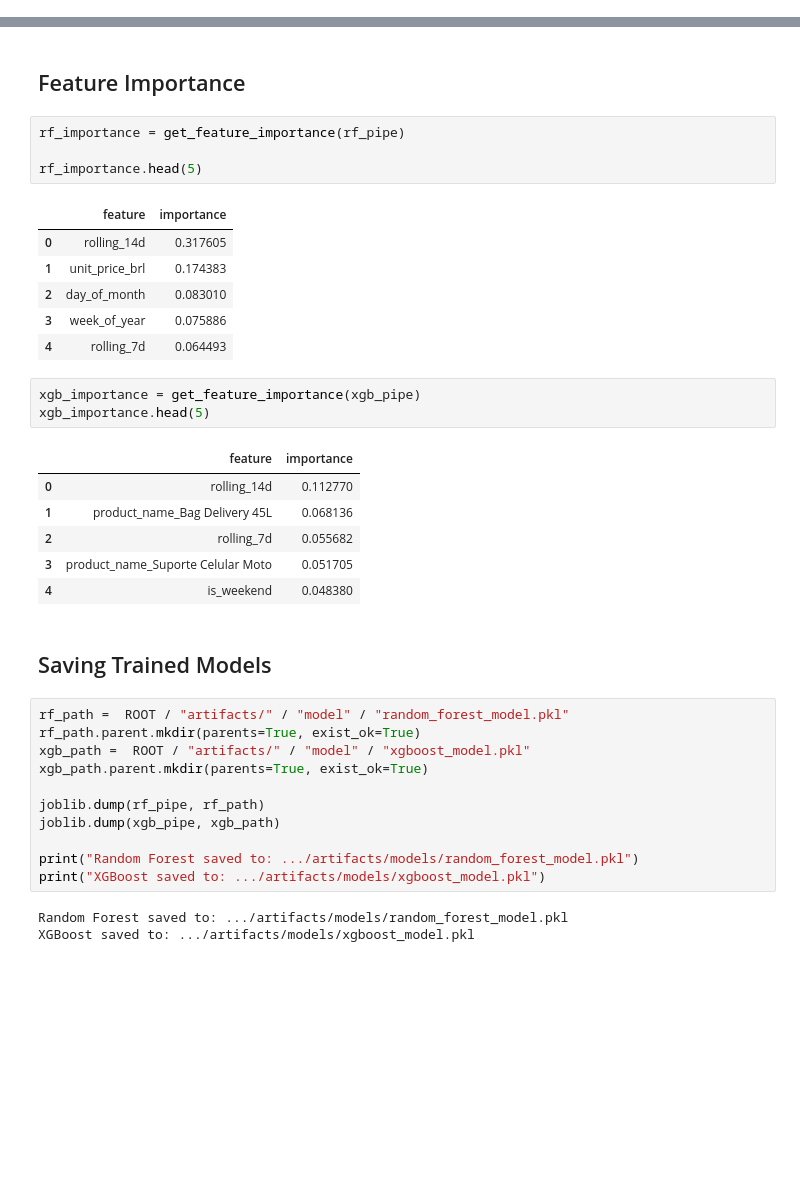
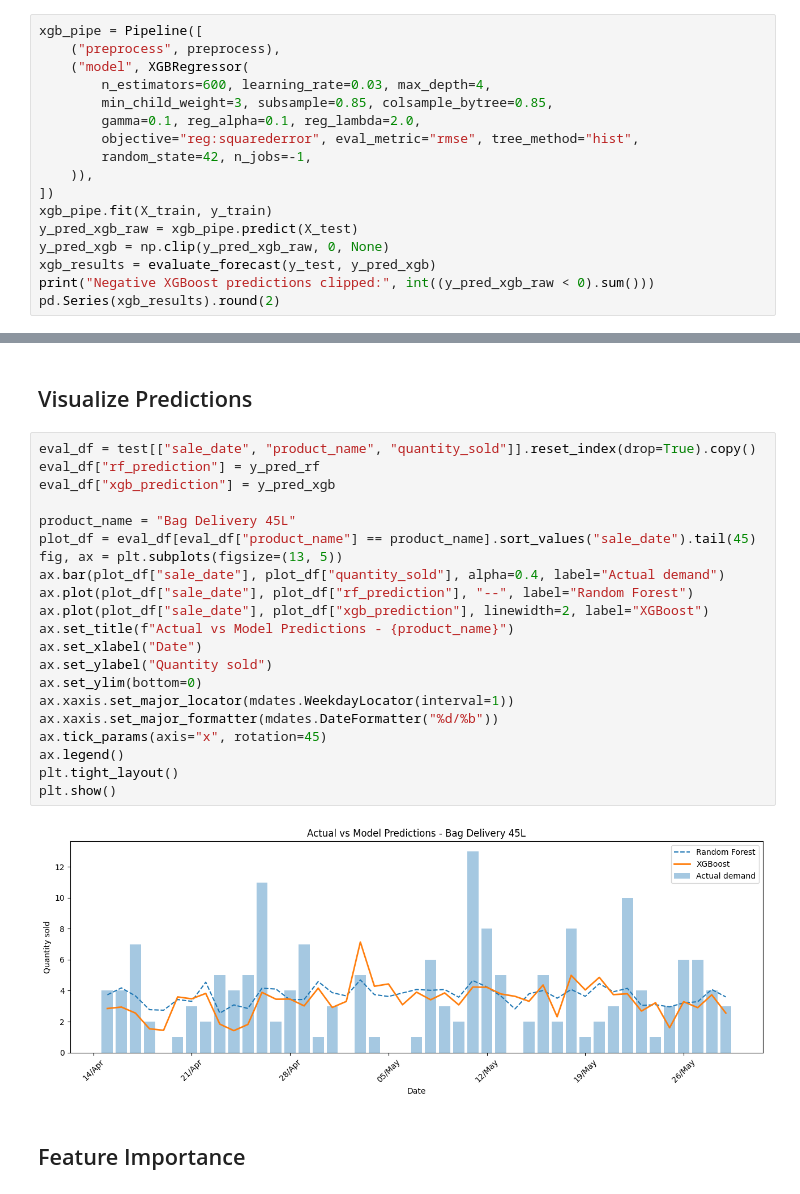
Before and after one commit to henriquecaeiro/motostock-ai, a Jupyter notebook: notebooks/05_model_training.ipynb, the cells around one changed output, grey strips where cells are left out. Cells and saved outputs as stored; diff of their text form; blank space fills up the shorter version.

Commit message:
refactor(notebooks): review forecasting workflow and fix data leakage

```diff
--- a/notebooks/05_model_training.ipynb
+++ b/notebooks/05_model_training.ipynb
@@ -257,0 +128,17 @@ plt.show()
+# %%
+xgb_pipe = Pipeline([
+    ("preprocess", preprocess),
+    ("model", XGBRegressor(
+        n_estimators=600, learning_rate=0.03, max_depth=4,
+        min_child_weight=3, subsample=0.85, colsample_bytree=0.85,
+        gamma=0.1, reg_alpha=0.1, reg_lambda=2.0,
+        objective="reg:squarederror", eval_metric="rmse", tree_method="hist",
+        random_state=42, n_jobs=-1,
+    )),
+])
+xgb_pipe.fit(X_train, y_train)
+y_pred_xgb_raw = xgb_pipe.predict(X_test)
+y_pred_xgb = np.clip(y_pred_xgb_raw, 0, None)
+xgb_results = evaluate_forecast(y_test, y_pred_xgb)
+print("Negative XGBoost predictions clipped:", int((y_pred_xgb_raw < 0).sum()))
+pd.Series(xgb_results).round(2)
@@ -258,39 +168,27 @@ plt.show()
+# %% [markdown]
+## Visualize Predictions
+# %%
+eval_df = test[["sale_date", "product_name", "quantity_sold"]].reset_index(drop=True).copy()
+eval_df["rf_prediction"] = y_pred_rf
+eval_df["xgb_prediction"] = y_pred_xgb
+
+product_name = "Bag Delivery 45L"
+plot_df = eval_df[eval_df["product_name"] == product_name].sort_values("sale_date").tail(45)
+fig, ax = plt.subplots(figsize=(13, 5))
+ax.bar(plot_df["sale_date"], plot_df["quantity_sold"], alpha=0.4, label="Actual demand")
+ax.plot(plot_df["sale_date"], plot_df["rf_prediction"], "--", label="Random Forest")
+ax.plot(plot_df["sale_date"], plot_df["xgb_prediction"], linewidth=2, label="XGBoost")
+ax.set_title(f"Actual vs Model Predictions - {product_name}")
+ax.set_xlabel("Date")
+ax.set_ylabel("Quantity sold")
+ax.set_ylim(bottom=0)
+ax.xaxis.set_major_locator(mdates.WeekdayLocator(interval=1))
+ax.xaxis.set_major_formatter(mdates.DateFormatter("%d/%b"))
+ax.tick_params(axis="x", rotation=45)
+ax.legend()
+plt.tight_layout()
+plt.show()
+# %% [output]
+[figure, added]
 # %% [markdown]
 ## Feature Importance
-# %%
-rf_importance = get_feature_importance(rf_pipe)
-
-rf_importance.head(5)
-# %% [output]
-|  | feature | importance |
-| 0 | rolling_14d | 0.317605 |
-| 1 | unit_price_brl | 0.174383 |
-| 2 | day_of_month | 0.083010 |
-| 3 | week_of_year | 0.075886 |
-| 4 | rolling_7d | 0.064493 |
-# %%
-xgb_importance = get_feature_importance(xgb_pipe)
-xgb_importance.head(5)
-# %% [output]
-|  | feature | importance |
-| 0 | rolling_14d | 0.112770 |
-| 1 | product_name_Bag Delivery 45L | 0.068136 |
-| 2 | rolling_7d | 0.055682 |
-| 3 | product_name_Suporte Celular Moto | 0.051705 |
-| 4 | is_weekend | 0.048380 |
-# %% [markdown]
-## Saving Trained Models
-# %%
-rf_path =  ROOT / "artifacts/" / "model" / "random_forest_model.pkl"
-rf_path.parent.mkdir(parents=True, exist_ok=True)
-xgb_path =  ROOT / "artifacts/" / "model" / "xgboost_model.pkl"
-xgb_path.parent.mkdir(parents=True, exist_ok=True)
-
-joblib.dump(rf_pipe, rf_path)
-joblib.dump(xgb_pipe, xgb_path)
-
-print("Random Forest saved to: .../artifacts/models/random_forest_model.pkl")
-print("XGBoost saved to: .../artifacts/models/xgboost_model.pkl")
-# %% [output]
-Random Forest saved to: .../artifacts/models/random_forest_model.pkl
-XGBoost saved to: .../artifacts/models/xgboost_model.pkl
```
Also changed, not shown: parts of 40 cells of this notebook, 20 other files.
